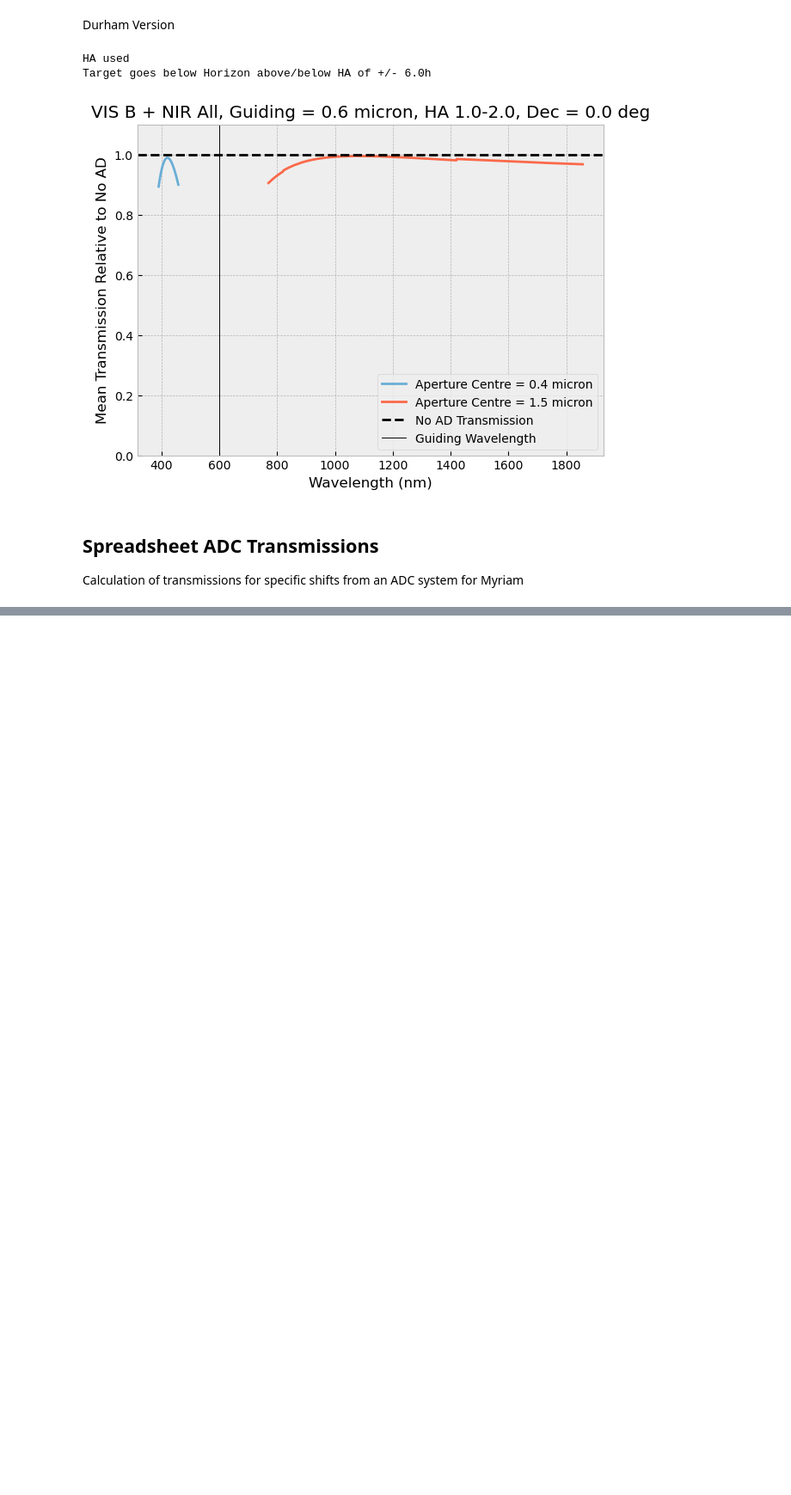
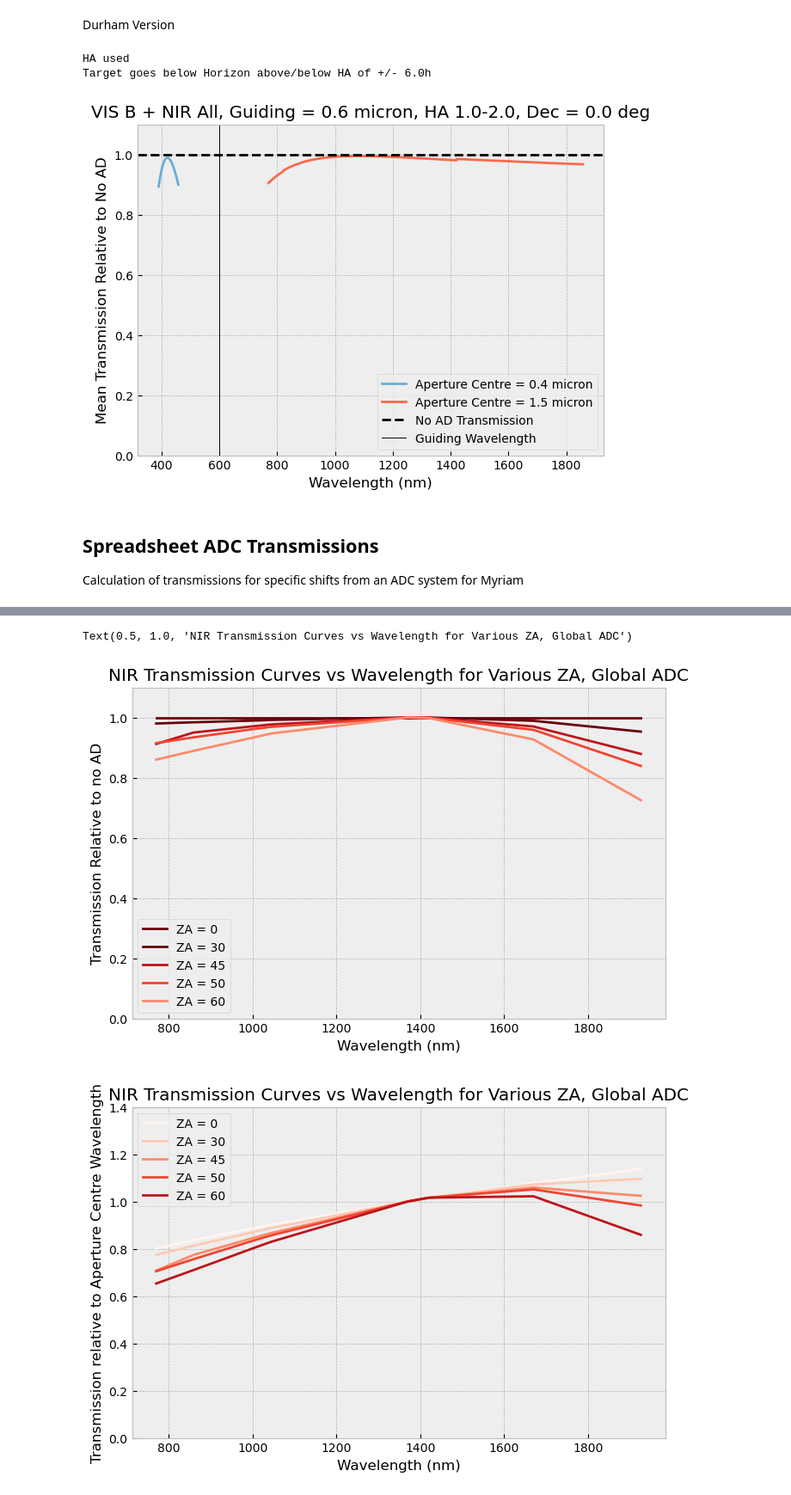
Before and after one commit to JamianStephan/MOSAIC-AD-Analysis, a Jupyter notebook: Main-Version/Integration Graphs.ipynb, the cells around one changed output, grey strips where cells are left out. Shown at 86% size. Cells and saved outputs as stored; diff of their text form; code cells hidden in the pictures; blank space fills up the shorter version.

```diff
--- a/Main-Version/Integration Graphs.ipynb
+++ b/Main-Version/Integration Graphs.ipynb
@@ -352,3 +358,72 @@ Transmission relative to no AD for ZA = 30 for ADC shifts:
 Transmission relative to no AD for ZA = 60 for ADC shifts:
 [0.882, 0.944, 0.989, 0.992, 0.996, 0.994, 0.964, 0.861]
 ==========================================================
+# %%
+import Transmission_calculation as trans
+Plate_Scale = 3.316 # [mm/arcsec]
+Plate_Scale = Plate_Scale*1000 #um/arcsec
+lambdas=[770,859,1010,1045,1370,1420,1670,1926]*u.nm
+shifts_0=[0,0,0,0,0,0,0,0] #is in um
+shifts_30=np.array([210.00,188.00,141.00,129.00,0.00,-23.00,-148.00,-298.00])
+shifts_45=np.array([474.00,348.00,252.00,229.00,0.00,-38.00,-248.00,-496.00])
+shifts_50=np.array([483.00,416.00,300.00,273.00,0.00,-46.00,-295.00,-589.00])
+shifts_60=np.array([696.00,602.00,435.00,395.00,0.00,-67.00,-428.00,-856.00])
+shifts=np.array([shifts_0,shifts_30,shifts_45,shifts_50,shifts_60])/Plate_Scale*u.arcsec
+# %%
+analysis=AD_analysis()
+analysis.output_parameters['wave_wavelengths']=lambdas
+analysis.load_airmasses(ZA_range=[0,30,45,50,60])
+analysis.output_parameters['shifts']=shifts
+analysis.output_parameters['fibre_diameter']=0.6*u.arcsec
+analysis.calculate_transmissions(k_lim=30, FWHM_change=True, kolb_factor=True, method="numerical moffat",scale=0.001)
+
+raw_trans=analysis.output_parameters['wave_transmissions']
+
+ZA_vals=[0,30,45,50,60]
+
+weights = np.arange(0, len(ZA_vals)+1)
+norm = mpl.colors.Normalize(vmin=min(weights), vmax=max(weights))
+cmap = mpl.cm.ScalarMappable(norm=norm, cmap=mpl.cm.Reds)
+
+analysis=AD_analysis()
+analysis.output_parameters['wave_wavelengths']=lambdas
+
+analysis.output_parameters['shifts']=[shifts_0]*u.arcsec
+analysis.output_parameters['fibre_diameter']=0.6*u.arcsec
+plt.figure(figsize=[8,5])
+for i in range(0,len(ZA_vals)):
+    analysis.load_airmasses(ZA_range=[ZA_vals[i]])
+    analysis.calculate_transmissions(k_lim=30, FWHM_change=True, kolb_factor=True, method="numerical moffat",scale=0.001)
+    print("Raw Transmission for ZA = {} for ADC shifts:".format(ZA_vals[i]))
+    rounded_vals = [ round(val,3) for val in raw_trans[i]]
+    print(rounded_vals)
+    normalised_vals=(np.array(raw_trans)[i]/np.array(analysis.output_parameters['wave_transmissions'][0]))
+    print("Transmission relative to no AD for ZA = {} for ADC shifts:".format(ZA_vals[i]))
+    normalised_vals = [round(elem,3) for elem in normalised_vals]
+    print(normalised_vals)
+    print("==========================================================")
+    plt.plot(lambdas,normalised_vals,label="ZA = {}".format(ZA_vals[i]),color=cmap.to_rgba(len(ZA_vals)+1-i))
+plt.ylim(0,1.1)
+plt.xlabel("Wavelength (nm)")
+plt.ylabel("Transmission Relative to no AD")
+plt.legend()
+plt.title("NIR Transmission Curves vs Wavelength for Various ZA, Global ADC")
+
+plt.figure(figsize=[8,5])
+for i in range(0,len(ZA_vals)):
+    analysis.load_airmasses(ZA_range=[ZA_vals[i]])
+    analysis.calculate_transmissions(k_lim=30, FWHM_change=True, kolb_factor=True, method="numerical moffat",scale=0.001)
+
+    rounded_vals = [ round(val,3) for val in raw_trans[i]]
+
+    normalised_vals=(np.array(raw_trans)[i]/np.array(raw_trans)[i][4])
+
+    normalised_vals = [round(elem,3) for elem in normalised_vals]
+
+    plt.plot(lambdas,normalised_vals,label="ZA = {}".format(ZA_vals[i]),color=cmap.to_rgba(i))
+plt.ylim(0,1.4)
+plt.xlabel("Wavelength (nm)")
+plt.ylabel("Transmission relative to Aperture Centre Wavelength")
+plt.legend()
+plt.title("NIR Transmission Curves vs Wavelength for Various ZA, Global ADC")
+# %% [output]
@@ -354,0 +447,3 @@ Transmission relative to no AD for ZA = 60 for ADC shifts:
+Text(0.5, 1.0, 'NIR Transmission Curves vs Wavelength for Various ZA, Global ADC')
+[figure, added]
+[figure, added]
```
Also changed, not shown: parts of 12 cells of this notebook.
